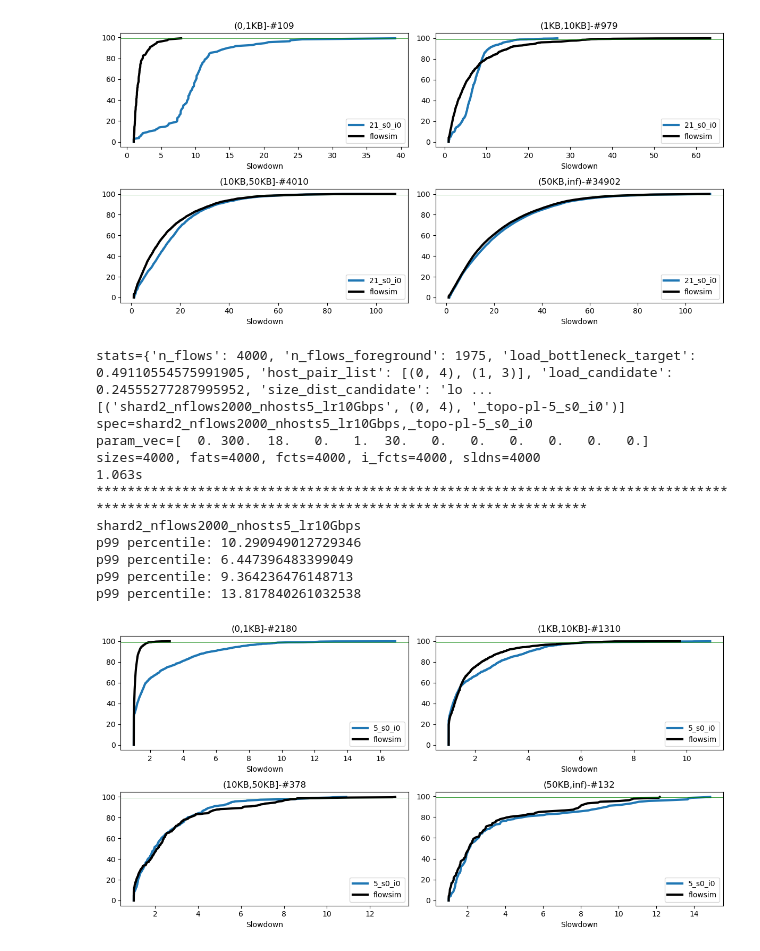
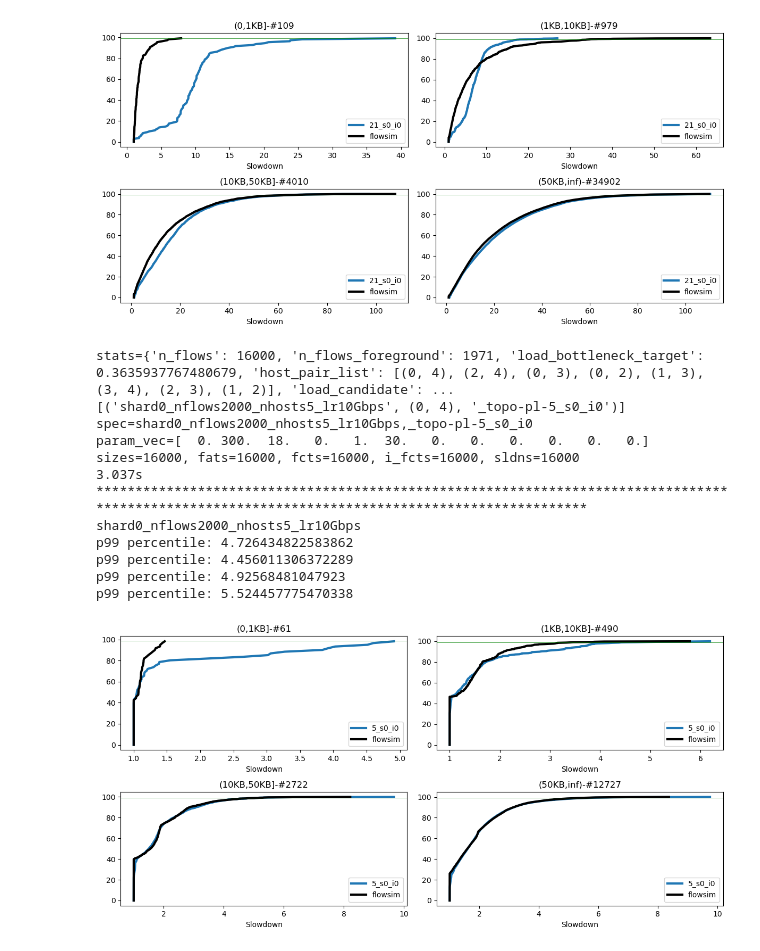
Before and after one commit to kwzhao/High-Precision-Congestion-Control, a Jupyter notebook: analysis/plt_path_check.ipynb, the cells around one changed output. Cells and saved outputs as stored; diff of their text form; code cells hidden in the pictures.

```diff
--- a/analysis/plt_path_check.ipynb
+++ b/analysis/plt_path_check.ipynb
@@ -395,7 +395,7 @@ dir_input=dir_input_synthetic
 
 data_list=[]
 # for shard in np.arange(1):
-for shard in [2]:
+for shard in [0]:
     for n_flows in [2000]:
         for n_hosts in [5]:
             for shard_seed in [0]:
@@ -455,41 +455,41 @@ for spec_idx,(spec,src_dst_pair_target,topo_type) in enumerate(data_list):
     plt.figure(fig_index,figsize=(12, 6))
     for i in range(len(labels)):
         gt = np.extract(bin==i, sldns)
         # if spec_idx==0:
         gt_flowsim = np.extract(bin==i, sldns_flowsim)
         sample_list_flowsim=np.arange(len(gt_flowsim))
 
         print(f"p99 percentile: {np.percentile(gt,99)}")
         # sample_list=sorted(np.random.choice(np.arange(len(gt)),np.min([len(gt),100000]),replace=False))
         sample_list=np.arange(len(gt))
 
         plt.subplot(2, 2, i + 1)
         plt.title(f"{labels[i]}-#{len(gt)}")
         if(len(gt)==0): continue
         # plt.xlim([0, 16])
         plt.plot(np.sort(gt)[sample_list], (np.arange(len(gt))/len(gt)*100)[sample_list], label=dctcp_k_str, linewidth=3)
 
         # if spec_idx==0:
         plt.plot(np.sort(gt_flowsim)[sample_list_flowsim], (np.arange(len(gt_flowsim))/len(gt_flowsim)*100)[sample_list_flowsim], label="flowsim", linewidth=3,color='black')
 
         plt.axhline(99, color='green', linewidth=0.5)
         # plt.xscale('log')
         plt.xlabel('Slowdown')
         plt.legend()
         # plt.ylim([80, 100])
     plt.tight_layout()
     fig_index+=1
 # %% [output]
-stats={'n_flows': 4000, 'n_flows_foreground': 1975, 'load_bottleneck_target': 0.49110554575991905, 'host_pair_list': [(0, 4), (1, 3)], 'load_candidate': 0.24555277287995952, 'size_dist_candidate': 'lo ...
-[('shard2_nflows2000_nhosts5_lr10Gbps', (0, 4), '_topo-pl-5_s0_i0')]
-spec=shard2_nflows2000_nhosts5_lr10Gbps,_topo-pl-5_s0_i0
+stats={'n_flows': 16000, 'n_flows_foreground': 1971, 'load_bottleneck_target': 0.3635937767480679, 'host_pair_list': [(0, 4), (2, 4), (0, 3), (0, 2), (1, 3), (3, 4), (2, 3), (1, 2)], 'load_candidate': ...
+[('shard0_nflows2000_nhosts5_lr10Gbps', (0, 4), '_topo-pl-5_s0_i0')]
+spec=shard0_nflows2000_nhosts5_lr10Gbps,_topo-pl-5_s0_i0
 param_vec=[  0. 300.  18.   0.   1.  30.   0.   0.   0.   0.   0.   0.]
-sizes=4000, fats=4000, fcts=4000, i_fcts=4000, sldns=4000
-1.063s
+sizes=16000, fats=16000, fcts=16000, i_fcts=16000, sldns=16000
+3.037s
 ************************************************************************************************************************************************
-shard2_nflows2000_nhosts5_lr10Gbps
-p99 percentile: 10.290949012729346
-p99 percentile: 6.447396483399049
-p99 percentile: 9.364236476148713
-p99 percentile: 13.817840261032538
+shard0_nflows2000_nhosts5_lr10Gbps
+p99 percentile: 4.726434822583862
+p99 percentile: 4.456011306372289
+p99 percentile: 4.92568481047923
+p99 percentile: 5.524457775470338
-[figure, old version]
+[figure, new version]
```
Also changed, not shown: 4 other files.
